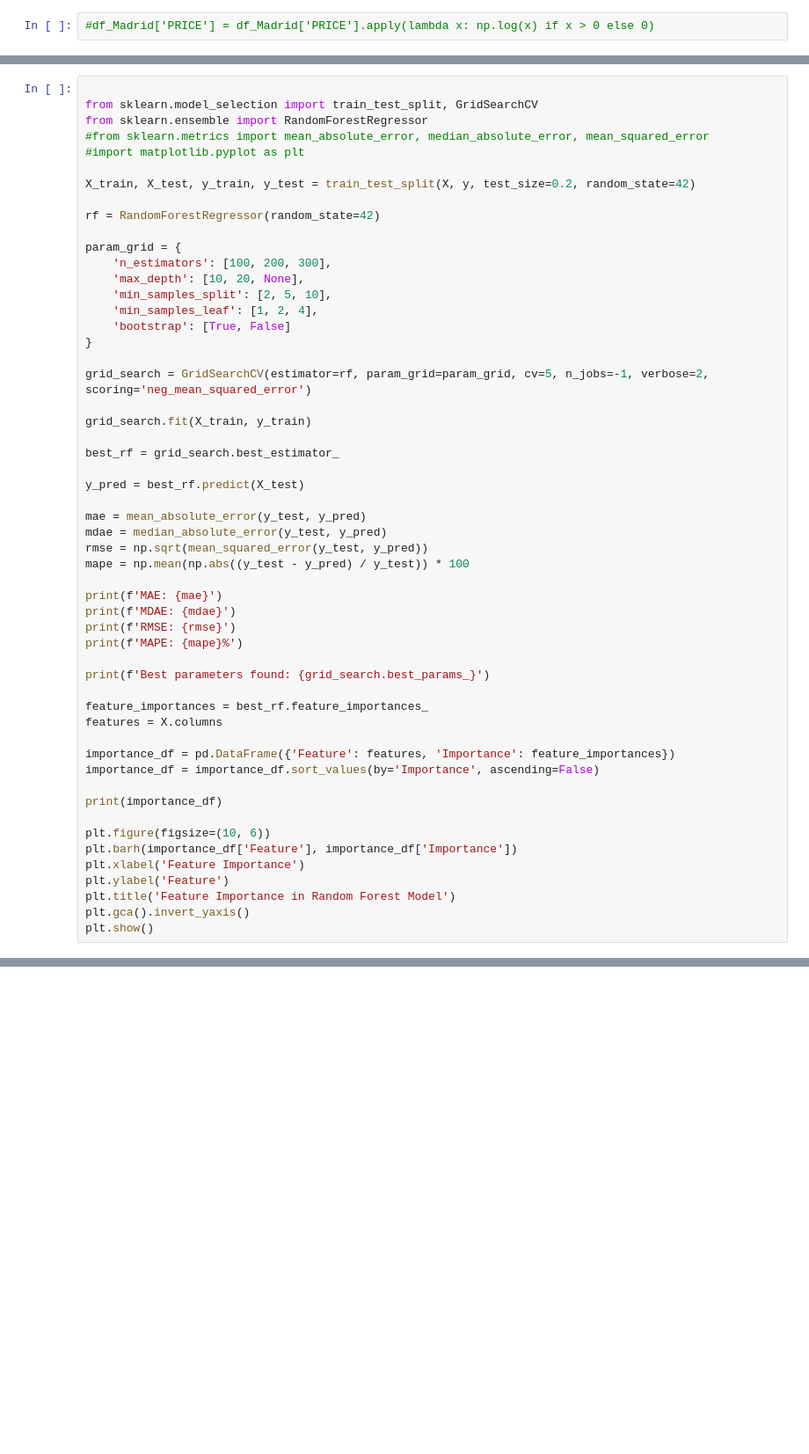
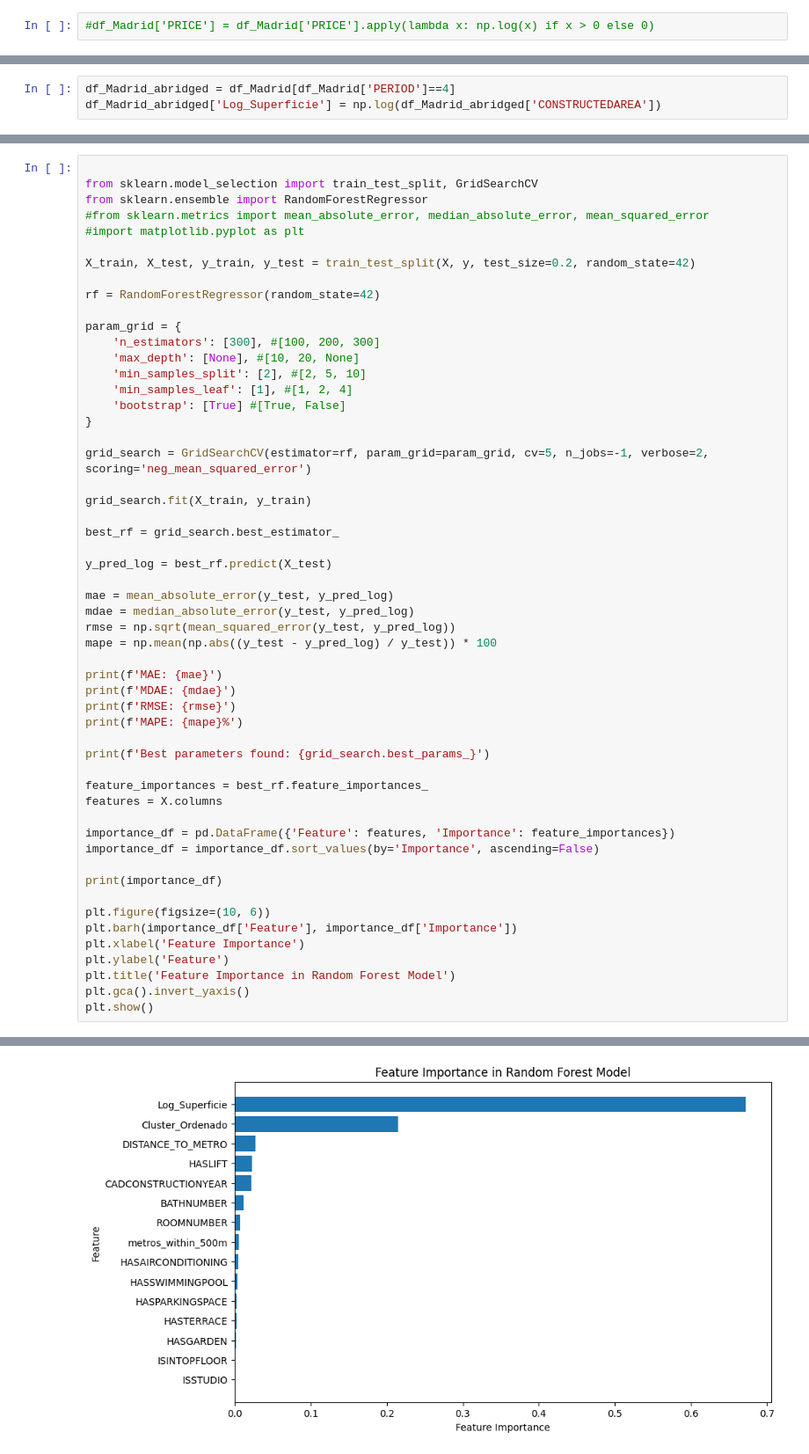
Before and after one commit to edouardor/Idealista_2024, a Jupyter notebook: Notebooks/Idealista Madrid github.ipynb, the cells around one changed output, grey strips where cells are left out. Shown at 88% size. Drawn from its saved outputs; the diff is of its cells as text; blank space fills up the shorter version.

```diff
--- a/Notebooks/Idealista Madrid github.ipynb
+++ b/Notebooks/Idealista Madrid github.ipynb
@@ -426,0 +694,3 @@ df_Madrid.columns
+# %%
+df_Madrid_abridged = df_Madrid[df_Madrid['PERIOD']==4]
+df_Madrid_abridged['Log_Superficie'] = np.log(df_Madrid_abridged['CONSTRUCTEDAREA'])
@@ -503,11 +862,11 @@ X_train, X_test, y_train, y_test = train_test_split(X, y, test_size=0.2, random_
 rf = RandomForestRegressor(random_state=42)
 
 param_grid = {
-    'n_estimators': [100, 200, 300],
-    'max_depth': [10, 20, None],
-    'min_samples_split': [2, 5, 10],
-    'min_samples_leaf': [1, 2, 4],
-    'bootstrap': [True, False]
+    'n_estimators': [300], #[100, 200, 300]
+    'max_depth': [None], #[10, 20, None]
+    'min_samples_split': [2], #[2, 5, 10]
+    'min_samples_leaf': [1], #[1, 2, 4]
+    'bootstrap': [True] #[True, False]
 }
 
 grid_search = GridSearchCV(estimator=rf, param_grid=param_grid, cv=5, n_jobs=-1, verbose=2, scoring='neg_mean_squared_error')
@@ -516,12 +875,12 @@ grid_search.fit(X_train, y_train)
 
 best_rf = grid_search.best_estimator_
 
-y_pred = best_rf.predict(X_test)
+y_pred_log = best_rf.predict(X_test)
 
-mae = mean_absolute_error(y_test, y_pred)
-mdae = median_absolute_error(y_test, y_pred)
-rmse = np.sqrt(mean_squared_error(y_test, y_pred))
-mape = np.mean(np.abs((y_test - y_pred) / y_test)) * 100
+mae = mean_absolute_error(y_test, y_pred_log)
+mdae = median_absolute_error(y_test, y_pred_log)
+rmse = np.sqrt(mean_squared_error(y_test, y_pred_log))
+mape = np.mean(np.abs((y_test - y_pred_log) / y_test)) * 100
 
 print(f'MAE: {mae}')
 print(f'MDAE: {mdae}')
@@ -549,0 +925 @@ Fitting 5 folds for each of 162 candidates, totalling 810 fits
+[figure, added]
```
Also changed, not shown: parts of 47 cells of this notebook.
